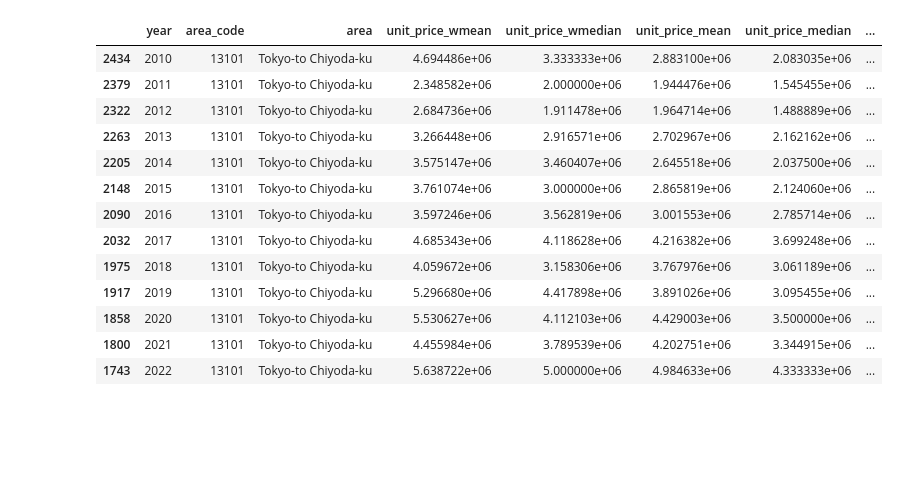
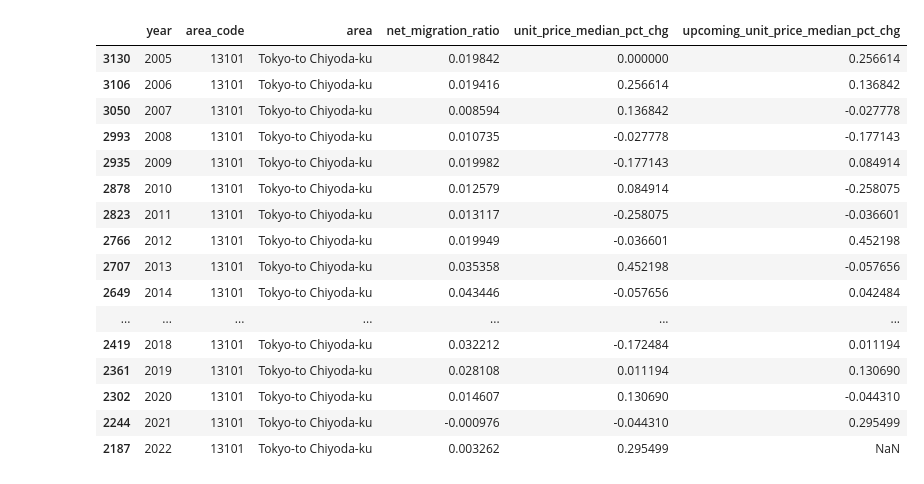
Before and after one commit to diabhaque/Yogen, a Jupyter notebook: notebooks/factor_discovery/factor_discovery.ipynb, the cells around one changed output. Saved outputs shown, nothing was run; the diff lists cells and outputs as text; code cells hidden in the pictures; blank space fills up the shorter version.

```diff
--- a/notebooks/factor_discovery/factor_discovery.ipynb
+++ b/notebooks/factor_discovery/factor_discovery.ipynb
@@ -20,28 +22,40 @@ factor_column = "taxable_income_growth"
+# %%
+asset_type = "building"
+
+factor = "migration"
+factor_column = "net_migration_ratio"
+
+metrics = {
+    "weighted_mean": "unit_price_wmean",
+    "weighted_median": "unit_price_wmedian",
+    "mean": "unit_price_mean",
+    "median": "unit_price_median",
+}
+
+dataset_paths = {
+    "main": get_derived_csv_path(asset_type),
+    "lpa": get_derived_lpa_path(),
+    "plps": get_derived_plps_path()
+}
 # %%
-asset_type = "building"
-# granularity_columns = ["area"]
 granularity_columns = ["area", "area_code"]
 group_by_columns = granularity_columns + ["year"]
 display_columns = ["unit_price", "total_traded_area", "count"]
 
-label = asset_types[asset_type]["label"]
-
-# metric = "unit_price_wmean"
-metric = "unit_price_wmedian"
-# metric = "unit_price_mean"
-# metric = "unit_price_median"
+metric = metrics["weighted_median"]
 metric_pct_chg = metric + "_pct_chg"
 upcoming_metric = "upcoming_" + metric
 upcoming_metric_pct_chg = "upcoming_" + metric_pct_chg
 # %%
-core_df_path = get_derived_csv_path(asset_type)
+core_df_path = dataset_paths["main"]
 factor_path = factor_data_paths["processed"][factor]["municipality"]
 
 df = pd.read_csv(core_df_path)
 factor_df = pd.read_csv(factor_path)
 
 # time box
-start_year = 2010
+# start_year = 1975
+start_year = 2000
 end_year = 2022
 df = df[(df["year"] >= start_year) & (df["year"] <= end_year)]
 
@@ -55,21 +69,24 @@ df[metric_pct_chg] = df.groupby(granularity_columns)[metric].pct_change(fill_met
 df[upcoming_metric] = df.groupby(granularity_columns)[metric].shift(-1)
 df[upcoming_metric_pct_chg] = df.groupby(granularity_columns)[metric_pct_chg].shift(-1)
 # %%
-df[df["area_code"] == 13101] # Tokyo-to Chiyoda-ku
+df[df["area_code"] == 13101][["year", "area_code", "area", factor_column, metric_pct_chg, upcoming_metric_pct_chg]] # Tokyo-to Chiyoda-ku
 # %% [output]
-|  | year | area_code | area | unit_price_wmean | unit_price_wmedian | unit_price_mean | unit_price_median | ... |
-| 2434 | 2010 | 13101 | Tokyo-to Chiyoda-ku | 4.694486e+06 | 3.333333e+06 | 2.883100e+06 | 2.083035e+06 | ... |
-| 2379 | 2011 | 13101 | Tokyo-to Chiyoda-ku | 2.348582e+06 | 2.000000e+06 | 1.944476e+06 | 1.545455e+06 | ... |
-| 2322 | 2012 | 13101 | Tokyo-to Chiyoda-ku | 2.684736e+06 | 1.911478e+06 | 1.964714e+06 | 1.488889e+06 | ... |
-| 2263 | 2013 | 13101 | Tokyo-to Chiyoda-ku | 3.266448e+06 | 2.916571e+06 | 2.702967e+06 | 2.162162e+06 | ... |
-| 2205 | 2014 | 13101 | Tokyo-to Chiyoda-ku | 3.575147e+06 | 3.460407e+06 | 2.645518e+06 | 2.037500e+06 | ... |
-| 2148 | 2015 | 13101 | Tokyo-to Chiyoda-ku | 3.761074e+06 | 3.000000e+06 | 2.865819e+06 | 2.124060e+06 | ... |
-| 2090 | 2016 | 13101 | Tokyo-to Chiyoda-ku | 3.597246e+06 | 3.562819e+06 | 3.001553e+06 | 2.785714e+06 | ... |
-| 2032 | 2017 | 13101 | Tokyo-to Chiyoda-ku | 4.685343e+06 | 4.118628e+06 | 4.216382e+06 | 3.699248e+06 | ... |
-| 1975 | 2018 | 13101 | Tokyo-to Chiyoda-ku | 4.059672e+06 | 3.158306e+06 | 3.767976e+06 | 3.061189e+06 | ... |
-| 1917 | 2019 | 13101 | Tokyo-to Chiyoda-ku | 5.296680e+06 | 4.417898e+06 | 3.891026e+06 | 3.095455e+06 | ... |
-| 1858 | 2020 | 13101 | Tokyo-to Chiyoda-ku | 5.530627e+06 | 4.112103e+06 | 4.429003e+06 | 3.500000e+06 | ... |
-| 1800 | 2021 | 13101 | Tokyo-to Chiyoda-ku | 4.455984e+06 | 3.789539e+06 | 4.202751e+06 | 3.344915e+06 | ... |
-| 1743 | 2022 | 13101 | Tokyo-to Chiyoda-ku | 5.638722e+06 | 5.000000e+06 | 4.984633e+06 | 4.333333e+06 | ... |
+|  | year | area_code | area | net_migration_ratio | unit_price_median_pct_chg | upcoming_unit_price_median_pct_chg |
+| 3130 | 2005 | 13101 | Tokyo-to Chiyoda-ku | 0.019842 | 0.000000 | 0.256614 |
+| 3106 | 2006 | 13101 | Tokyo-to Chiyoda-ku | 0.019416 | 0.256614 | 0.136842 |
+| 3050 | 2007 | 13101 | Tokyo-to Chiyoda-ku | 0.008594 | 0.136842 | -0.027778 |
+| 2993 | 2008 | 13101 | Tokyo-to Chiyoda-ku | 0.010735 | -0.027778 | -0.177143 |
+| 2935 | 2009 | 13101 | Tokyo-to Chiyoda-ku | 0.019982 | -0.177143 | 0.084914 |
+| 2878 | 2010 | 13101 | Tokyo-to Chiyoda-ku | 0.012579 | 0.084914 | -0.258075 |
+| 2823 | 2011 | 13101 | Tokyo-to Chiyoda-ku | 0.013117 | -0.258075 | -0.036601 |
+| 2766 | 2012 | 13101 | Tokyo-to Chiyoda-ku | 0.019949 | -0.036601 | 0.452198 |
+| 2707 | 2013 | 13101 | Tokyo-to Chiyoda-ku | 0.035358 | 0.452198 | -0.057656 |
+| 2649 | 2014 | 13101 | Tokyo-to Chiyoda-ku | 0.043446 | -0.057656 | 0.042484 |
+| ... | ... | ... | ... | ... | ... | ... |
+| 2419 | 2018 | 13101 | Tokyo-to Chiyoda-ku | 0.032212 | -0.172484 | 0.011194 |
+| 2361 | 2019 | 13101 | Tokyo-to Chiyoda-ku | 0.028108 | 0.011194 | 0.130690 |
+| 2302 | 2020 | 13101 | Tokyo-to Chiyoda-ku | 0.014607 | 0.130690 | -0.044310 |
+| 2244 | 2021 | 13101 | Tokyo-to Chiyoda-ku | -0.000976 | -0.044310 | 0.295499 |
+| 2187 | 2022 | 13101 | Tokyo-to Chiyoda-ku | 0.003262 | 0.295499 | NaN |
 # %%
 comparables = [
```
Also changed, not shown: parts of 6 cells of this notebook, 15 other files.
